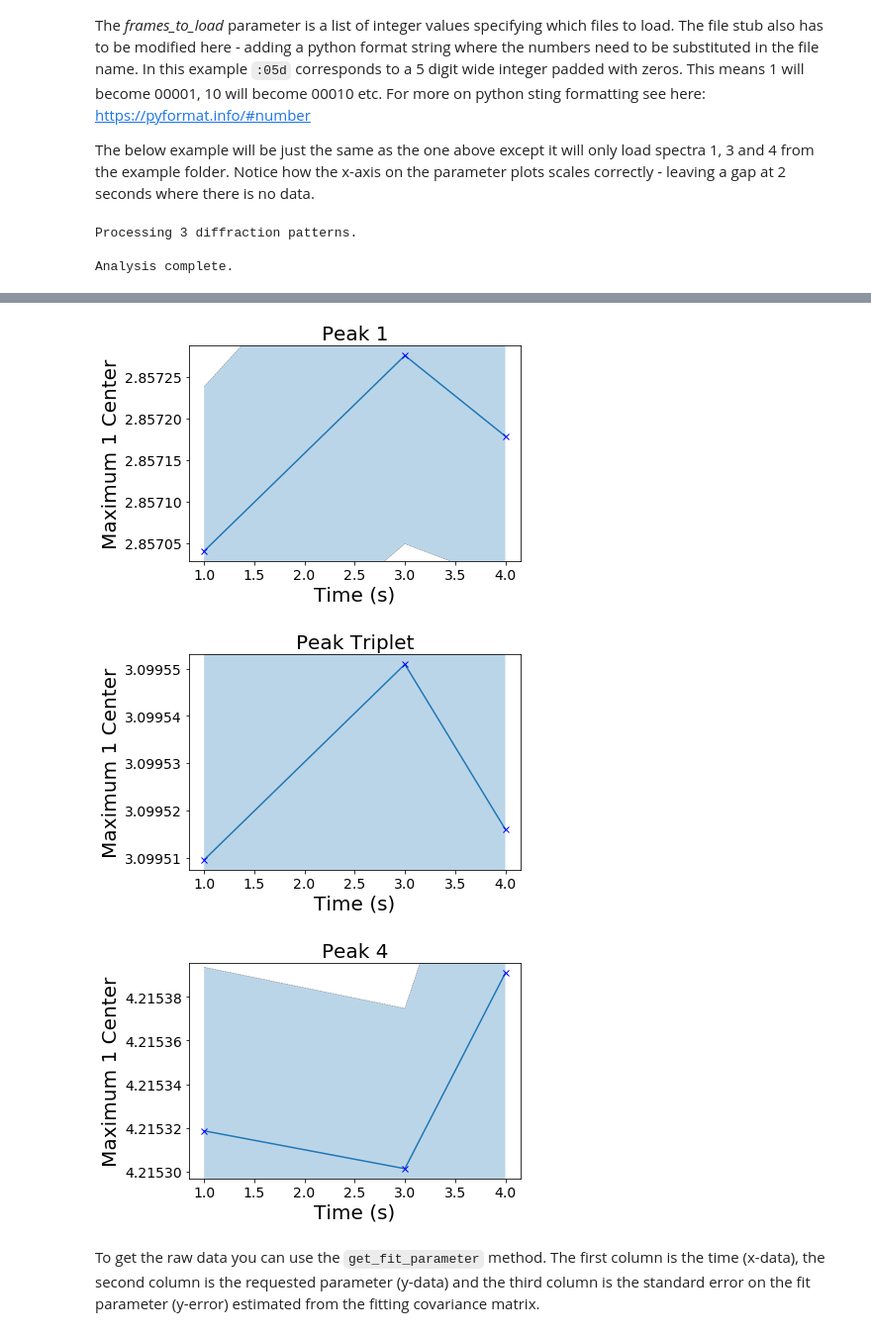
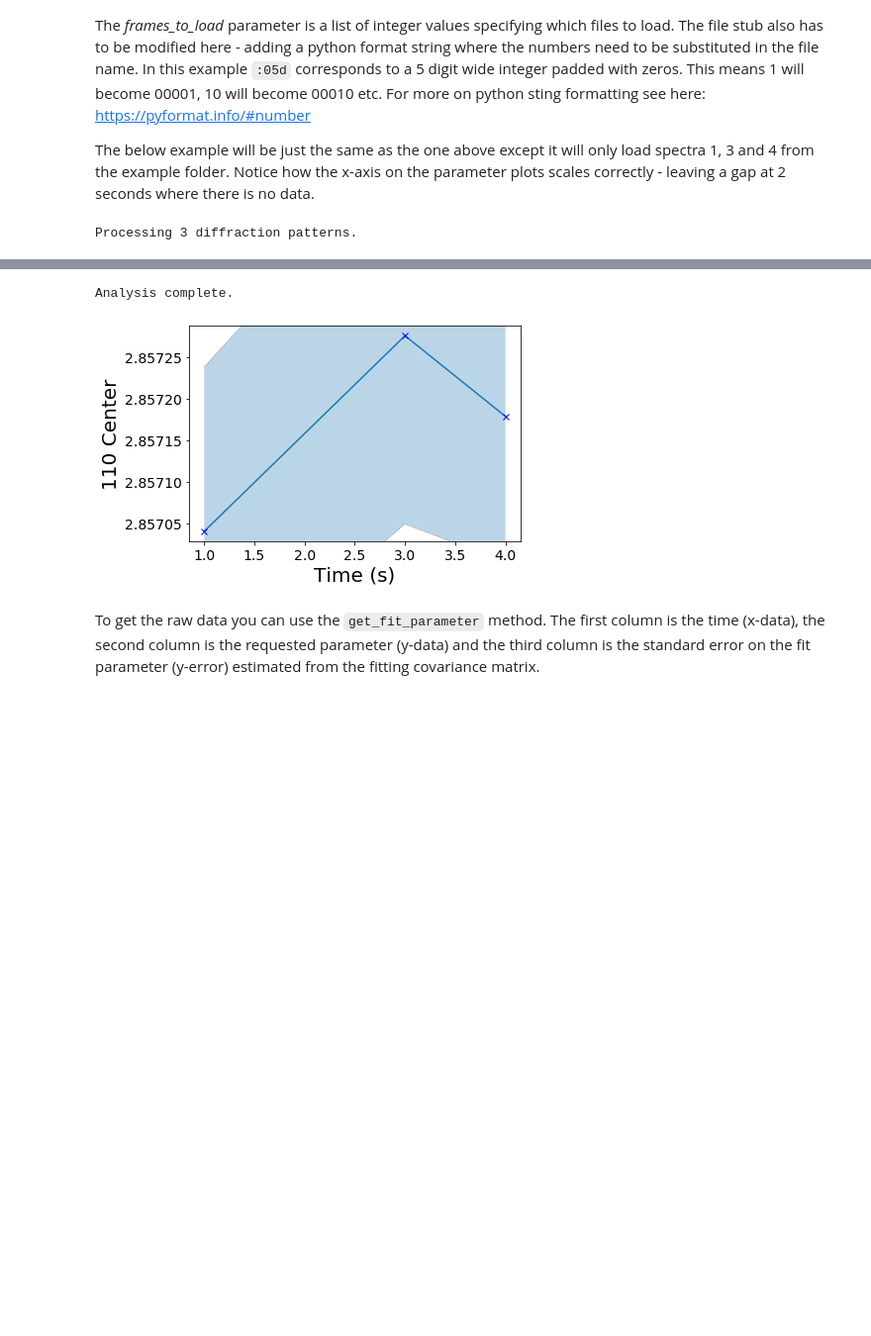
Before and after one commit to LightForm-group/xrdfit, a Jupyter notebook: tutorial notebooks/3 - Fitting peaks over time.ipynb, the cells around one changed output, grey strips where cells are left out. Shown at 99% size. Drawn from its saved outputs; the diff is of its cells as text; code cells hidden in the pictures; blank space fills up the shorter version.

```diff
--- a/tutorial notebooks/3 - Fitting peaks over time.ipynb
+++ b/tutorial notebooks/3 - Fitting peaks over time.ipynb
@@ -94,9 +104,9 @@ first_cake_angle = 90
 cakes_to_fit = [36, 1, 2]
 
 
-peak_params = [PeakParams('1', (2.75, 2.95)),
-               PeakParams('Triplet',  (3.02, 3.32), [(3.09, 3.12), (3.19, 3.22), (3.24, 3.26)]),
-               PeakParams('4', (4.13, 4.30))]
+peak_params = [PeakParams((2.75, 2.95), '110'),
+               PeakParams((3.02, 3.32), ['200', '10-10', '10-11'], [(3.09, 3.12), (3.19, 3.22), (3.24, 3.26)]),
+               PeakParams((4.13, 4.30), '210')]
 
 merge_cakes = True
 
@@ -185,9 +197,7 @@ experiment = spectrum_fitting.FitExperiment(spectrum_time, file_stub, first_cake
                                             cakes_to_fit, peak_params, merge_cakes, frames_to_load)
 
 experiment.run_analysis()
-for peak_name in experiment.peak_names():
-    experiment.plot_fit_parameter(peak_name, "maximum_1_center", show_points=True)
+
+experiment.plot_fit_parameter("110", "110_center", show_points=True)
 # %% [output]
 Processing 3 diffraction patterns.
-
-Analysis complete.
@@ -194,6 +205,5 @@ Analysis complete.
+Analysis complete.
-[figure, old version]
+[figure, new version]
-[figure, removed]
-[figure, removed]
 # %% [markdown]
 To get the raw data you can use the `get_fit_parameter` method. The first column is the time (x-data), the second column is the requested parameter (y-data) and the third column is the standard error on the fit parameter (y-error) estimated from the fitting covariance matrix.
 # %%
```
Also changed, not shown: parts of 22 cells of this notebook, 5 other files.
